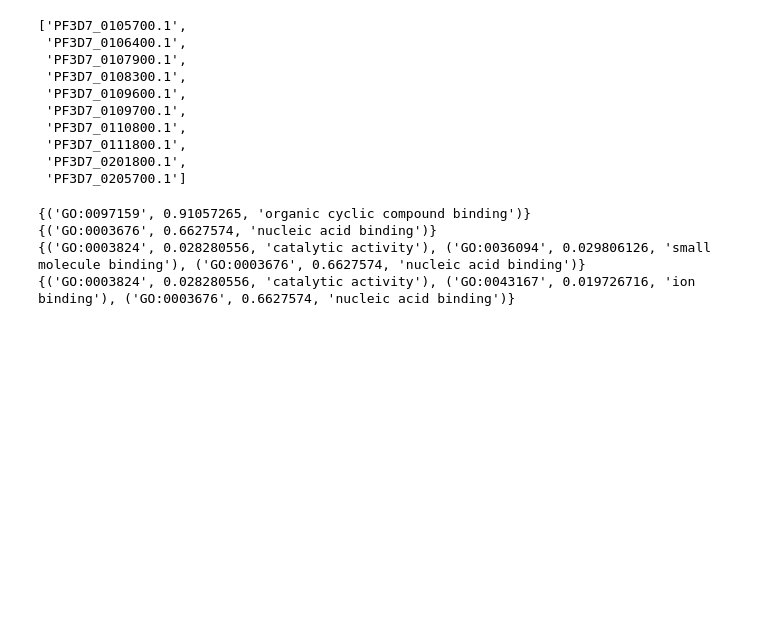
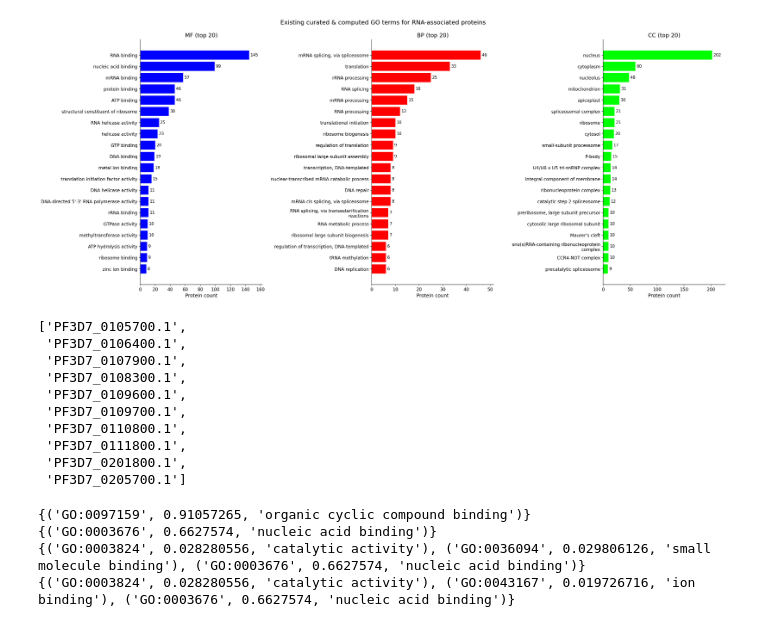
Before and after one commit to harshstava/PlasmoFP_public, a Jupyter notebook: notebooks/PlasmoFP_just_RNA_associated.ipynb, the cells around one changed output. Saved outputs shown, nothing was run; the diff lists cells and outputs as text; code cells hidden in the pictures; blank space fills up the shorter version.

```diff
--- a/notebooks/PlasmoFP_just_RNA_associated.ipynb
+++ b/notebooks/PlasmoFP_just_RNA_associated.ipynb
@@ -61,2 +197,72 @@ print(len(embedding_dict))
+# %%
+# Combine Curated and Computed counts by summing frequencies
+combined_function_counts = curated_function_counts.add(computed_function_counts, fill_value=0).astype(int)
+combined_process_counts  = curated_process_counts.add(computed_process_counts, fill_value=0).astype(int)
+combined_component_counts = curated_component_counts.add(computed_component_counts, fill_value=0).astype(int)
+
+#sort
+combined_function_counts = combined_function_counts.sort_values(ascending=False)
+combined_process_counts = combined_process_counts.sort_values(ascending=False)
+combined_component_counts = combined_component_counts.sort_values(ascending=False)
+TARGETS = [
+    ("MF", "MF", combined_function_counts),
+    ("BP", "BP", combined_process_counts),
+    ("CC", "CC", combined_component_counts)
+]
+TOP_N = 20
+SHOW_PCT = False
+SHARE_X = False
+ASP_COLOR = {
+    "MF": "#0000FF",  # blue
+    "BP": "#FF0000",  # red
+    "CC": "#00FF00",  # green
+}
+plt.rcParams.update({
+    "figure.dpi": 150, "savefig.dpi": 600,
+    "font.size": 15, "axes.titlesize": 14, "axes.labelsize": 12,
+    "xtick.labelsize": 11, "ytick.labelsize": 11,
+    "axes.spines.top": False, "axes.spines.right": False,
+    "axes.grid": True, "grid.linestyle": "--", "grid.alpha": 0.25,
+})
+
+def wrap_label(s: str, width: int = 42) -> str:
+    return "\n".join(textwrap.wrap(s, width=width, break_long_words=False))
+
+panels = []
+for asp, title, series in TARGETS:
+    cnt = series.head(TOP_N)
+    labels = [wrap_label(name) for name in cnt.index[::-1]]
+    values = cnt.values[::-1]
+    total = series.sum()
+    panels.append((asp, title, labels, values, total))
+
+fig, axes = plt.subplots(1, 3, figsize=(24, 10))
+
+if SHARE_X:
+    common_max = max((max(v) if len(v) > 0 else 1) for *_, v, _ in panels) * 1.12
+
+for ax, (asp, title, labels_rev, values_rev, N_total) in zip(axes, panels):
+    y = np.arange(len(values_rev))
+    ax.barh(y, values_rev, color=ASP_COLOR.get(asp, "#4c78a8"), edgecolor="none", hatch="\\", fill=True)
+    ax.set_yticks(y)
+    ax.set_yticklabels(labels_rev)
+    ax.set_xlabel("Protein count")
+    ax.set_title(f"{title} (top {TOP_N})")
+    ax.grid(axis="x"); ax.grid(axis="y", visible=False)
+
+    xmax = (common_max if SHARE_X else (max(values_rev) if len(values_rev) > 0 else 1) * 1.12)
+    ax.set_xlim(0, xmax)
+
+    for yy, v in zip(y, values_rev):
+        lbl = f"{v}"
+        if SHOW_PCT and N_total:
+            lbl += f" ({round(100 * v / N_total)}%)"
+        ax.text(v + xmax * 0.01, yy, lbl, va="center", ha="left", fontsize=10)
+
+fig.suptitle("Existing curated & computed GO terms for RNA-associated proteins", y=0.98, fontsize=15)
+fig.tight_layout()
+plt.show()
+# %% [output]
+[figure, added]
 # %%
 #get the child terms for a given term
```
Also changed, not shown: parts of 5 cells of this notebook, 2 other files.
